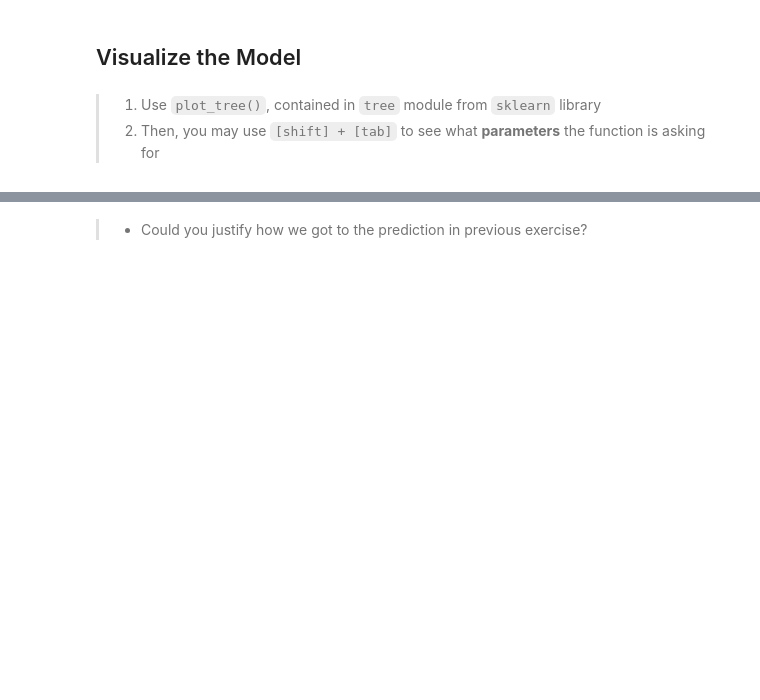
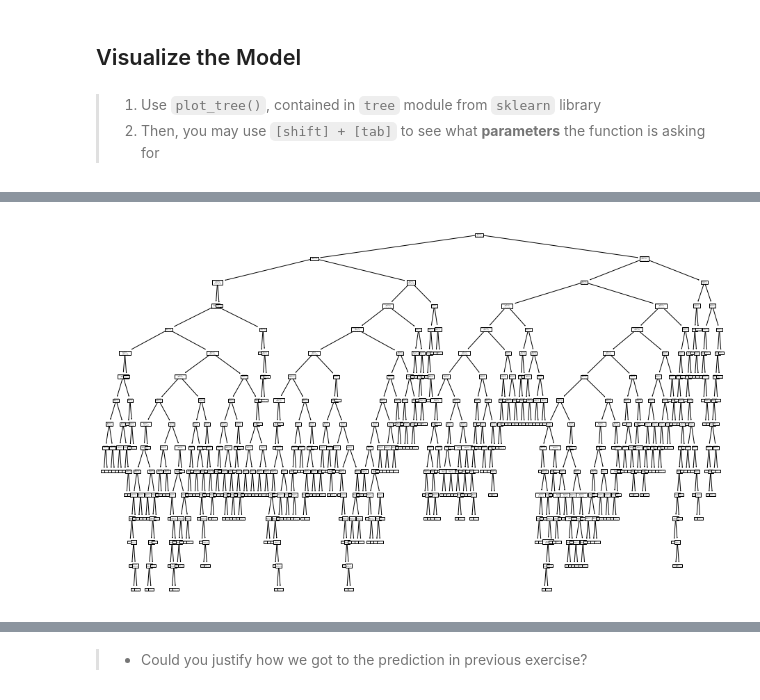
Before and after one commit to apoboldon/machine-learning-program, a Jupyter notebook: #04. Decision Tree. A Supervised Classification Model/04practice.ipynb, the cells around one changed output, grey strips where cells are left out. Saved outputs shown, nothing was run; the diff lists cells and outputs as text; code cells hidden in the pictures; blank space fills up the shorter version.

```diff
--- a/#04. Decision Tree. A Supervised Classification Model/04practice.ipynb
+++ b/#04. Decision Tree. A Supervised Classification Model/04practice.ipynb
@@ -167,2 +186,7 @@ import matplotlib.pyplot as plt
+# %%
+plt.figure(figsize=(16,10))
+plot_tree(decision_tree=model, feature_names=explanatory.columns);
+# %% [output]
+[figure, added]
 # %%
 plt.figure(figsize=(16,10))
```
Also changed, not shown: parts of 73 cells of this notebook, 2 other files.
